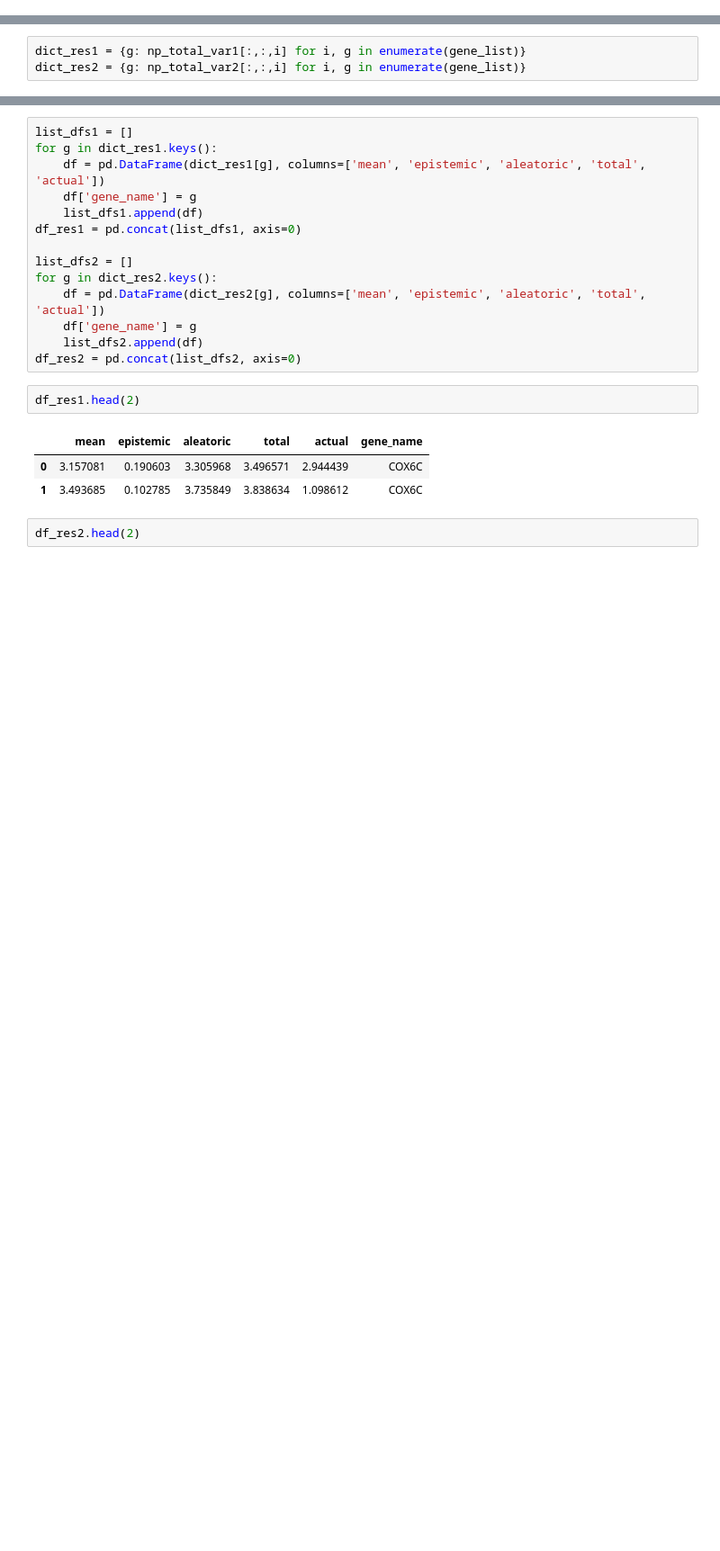
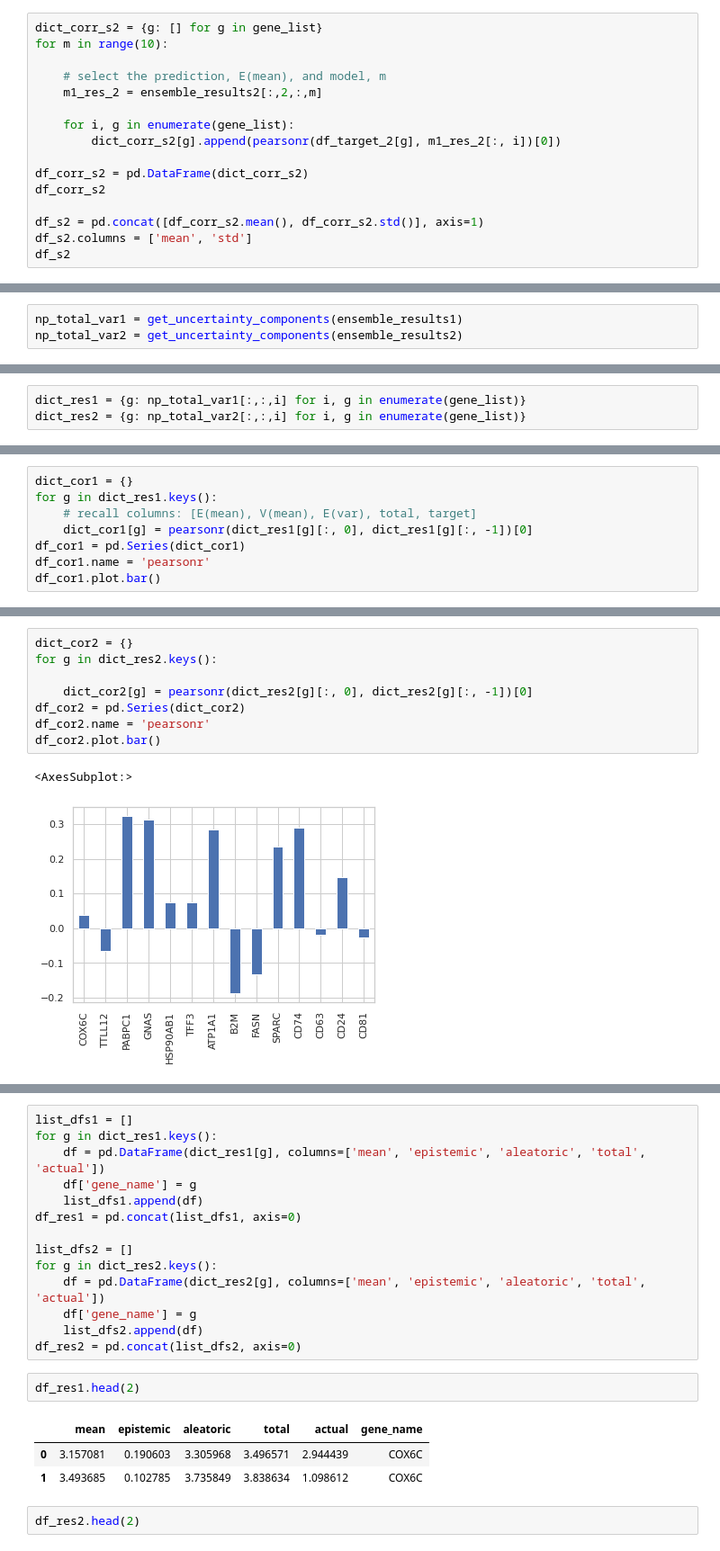
Before and after one commit to BiomedicalMachineLearning/STimage, a Jupyter notebook: development/STimage_Bayes_regression_prediction-100epochs.ipynb, the cells around one changed output, grey strips where cells are left out. Shown: that part at 90% size. Cells and saved outputs as stored; diff of their text form; blank space fills up the shorter version.

```diff
--- a/development/STimage_Bayes_regression_prediction-100epochs.ipynb
+++ b/development/STimage_Bayes_regression_prediction-100epochs.ipynb
@@ -509,0 +601,16 @@ dtype: float64
+# %%
+dict_corr_s2 = {g: [] for g in gene_list}
+for m in range(10):
+
+    # select the prediction, E(mean), and model, m
+    m1_res_2 = ensemble_results2[:,2,:,m]
+
+    for i, g in enumerate(gene_list):
+        dict_corr_s2[g].append(pearsonr(df_target_2[g], m1_res_2[:, i])[0])
+
+df_corr_s2 = pd.DataFrame(dict_corr_s2)
+df_corr_s2
+
+df_s2 = pd.concat([df_corr_s2.mean(), df_corr_s2.std()], axis=1)
+df_s2.columns = ['mean', 'std']
+df_s2
@@ -512,6 +637,9 @@ dtype: float64
 # # ground truth / target information
 # df_target_1 = test_dataset_1.to_df().loc[:, gene_list]
 # df_target_2 = test_dataset_2.to_df().loc[:, gene_list]
+# %%
+np_total_var1 = get_uncertainty_components(ensemble_results1)
+np_total_var2 = get_uncertainty_components(ensemble_results2)
 # %%
 # append targets to predictions
 np_target1 = df_target_1.values.reshape(len(df_target_1), 1, len(df_target_1.columns))
@@ -524,0 +665,8 @@ dict_res2 = {g: np_total_var2[:,:,i] for i, g in enumerate(gene_list)}
+# %%
+dict_cor1 = {}
+for g in dict_res1.keys():
+    # recall columns: [E(mean), V(mean), E(var), total, target]
+    dict_cor1[g] = pearsonr(dict_res1[g][:, 0], dict_res1[g][:, -1])[0]
+df_cor1 = pd.Series(dict_cor1)
+df_cor1.name = 'pearsonr'
+df_cor1.plot.bar()
@@ -524,0 +676,11 @@ dict_res2 = {g: np_total_var2[:,:,i] for i, g in enumerate(gene_list)}
+# %%
+dict_cor2 = {}
+for g in dict_res2.keys():
+
+    dict_cor2[g] = pearsonr(dict_res2[g][:, 0], dict_res2[g][:, -1])[0]
+df_cor2 = pd.Series(dict_cor2)
+df_cor2.name = 'pearsonr'
+df_cor2.plot.bar()
+# %% [output]
+<AxesSubplot:>
+[figure, added]
```
Also changed, not shown: parts of 68 cells of this notebook, 3 other files.
